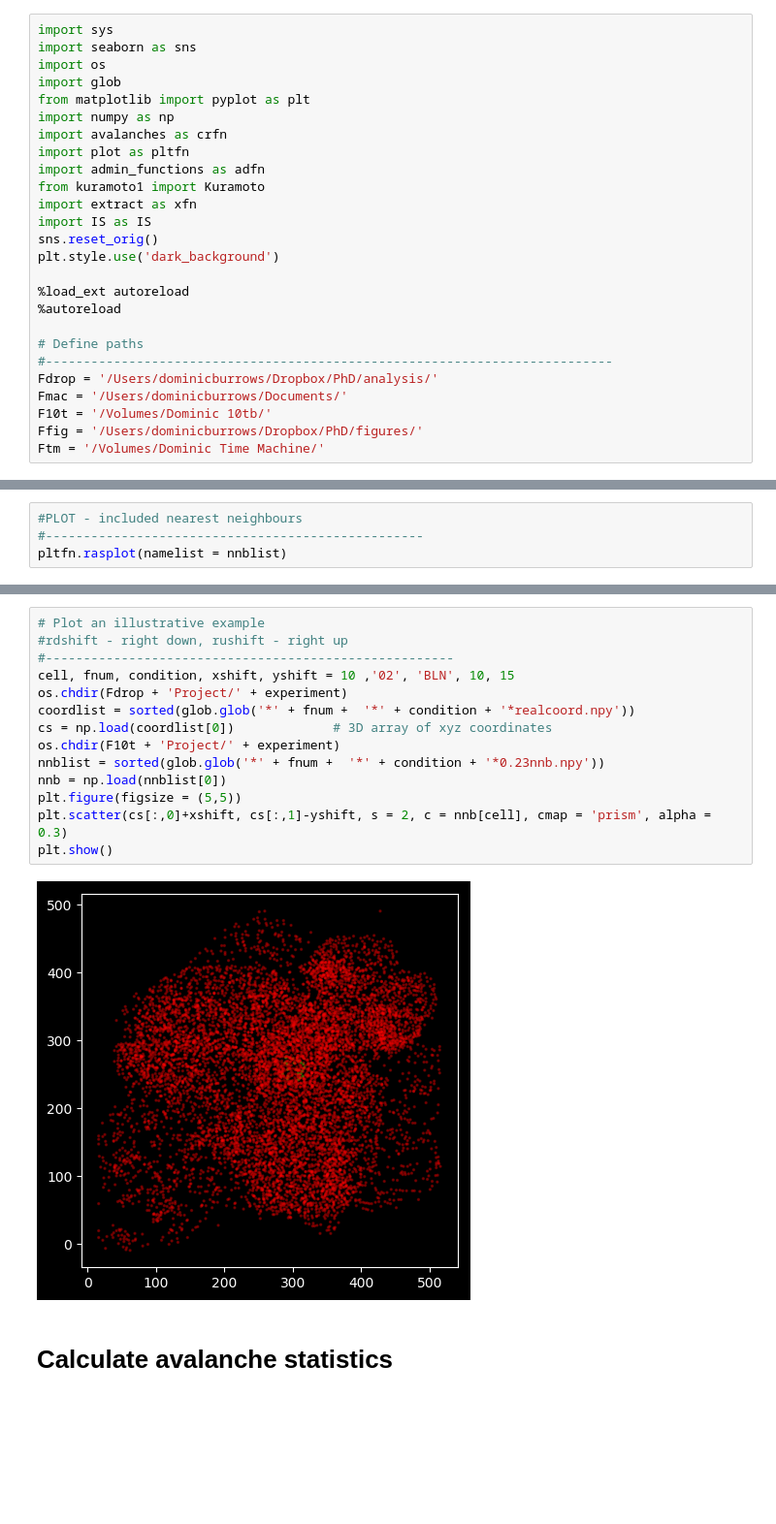
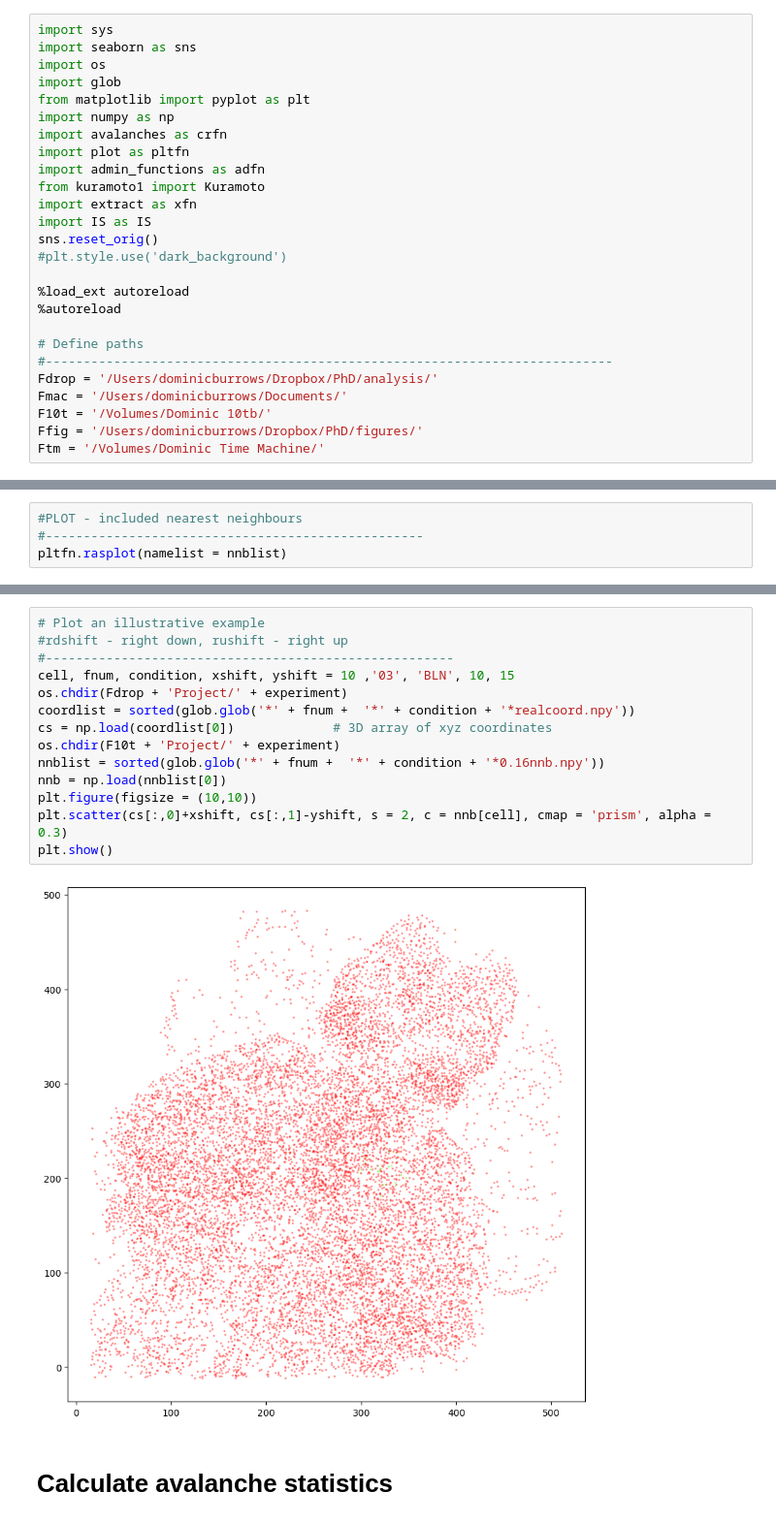
Before and after one commit to dafishcode/suite2p_analysis_py, a Jupyter notebook: avalanches.ipynb, the cells around one changed output, grey strips where cells are left out. Shown at 97% size. Saved outputs shown, nothing was run; the diff lists cells and outputs as text; blank space fills up the shorter version.

```diff
--- a/avalanches.ipynb
+++ b/avalanches.ipynb
@@ -12,7 +12,7 @@ from kuramoto1 import Kuramoto
 import extract as xfn
 import IS as IS
 sns.reset_orig()
-plt.style.use('dark_background')
+#plt.style.use('dark_background')
 
 %load_ext autoreload
 %autoreload
@@ -80,18 +184,18 @@ for i in num:
 # %%
 # Plot an illustrative example
 #rdshift - right down, rushift - right up
 #------------------------------------------------------
-cell, fnum, condition, xshift, yshift = 10 ,'02', 'BLN', 10, 15
+cell, fnum, condition, xshift, yshift = 10 ,'03', 'BLN', 10, 15
 os.chdir(Fdrop + 'Project/' + experiment)
 coordlist = sorted(glob.glob('*' + fnum +  '*' + condition + '*realcoord.npy'))
 cs = np.load(coordlist[0])             # 3D array of xyz coordinates
 os.chdir(F10t + 'Project/' + experiment)
-nnblist = sorted(glob.glob('*' + fnum +  '*' + condition + '*0.23nnb.npy'))
+nnblist = sorted(glob.glob('*' + fnum +  '*' + condition + '*0.16nnb.npy'))
 nnb = np.load(nnblist[0])
-plt.figure(figsize = (5,5))
+plt.figure(figsize = (10,10))
 plt.scatter(cs[:,0]+xshift, cs[:,1]-yshift, s = 2, c = nnb[cell], cmap = 'prism', alpha = 0.3)
 plt.show()
 # %% [output]
-[figure, old version]
+[figure, new version]
 # %% [markdown]
 # Calculate avalanche statistics
```
Also changed, not shown: parts of 37 cells of this notebook, 12 other files.
